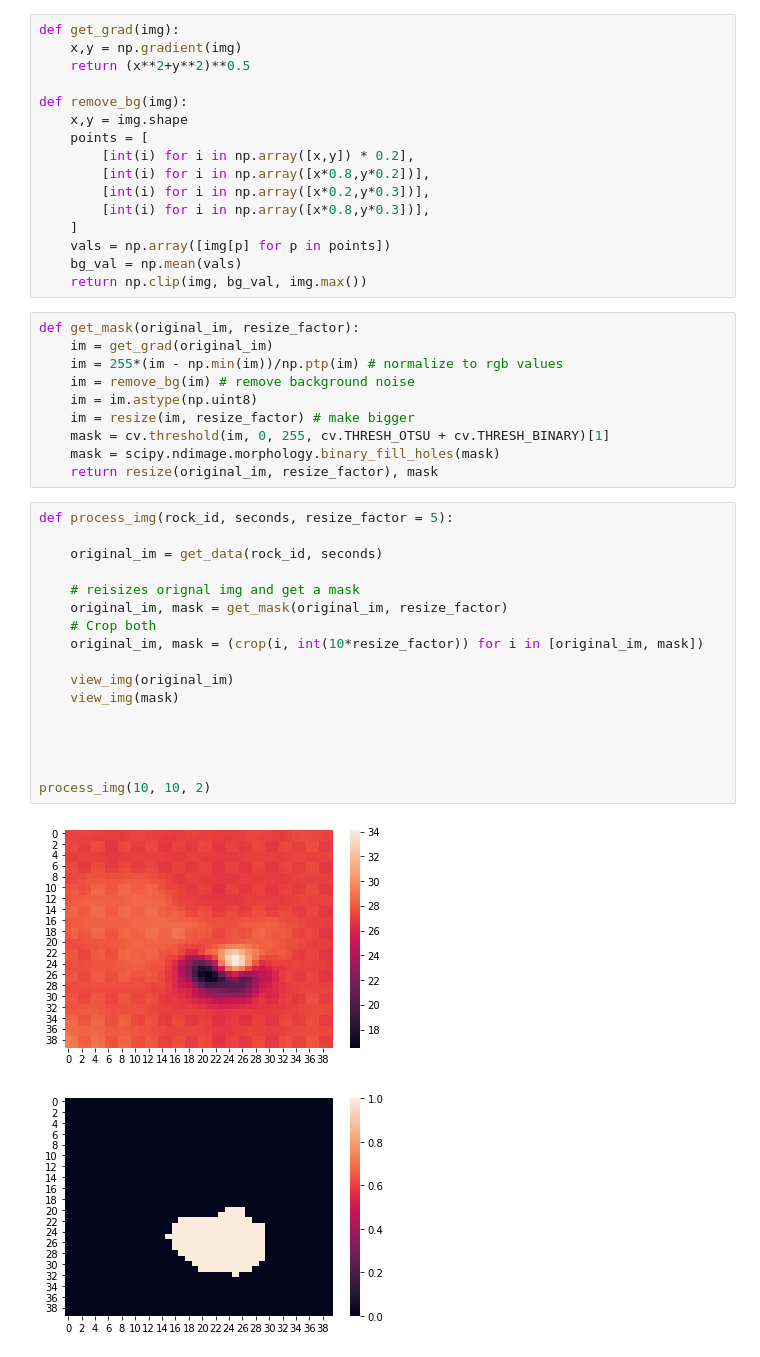
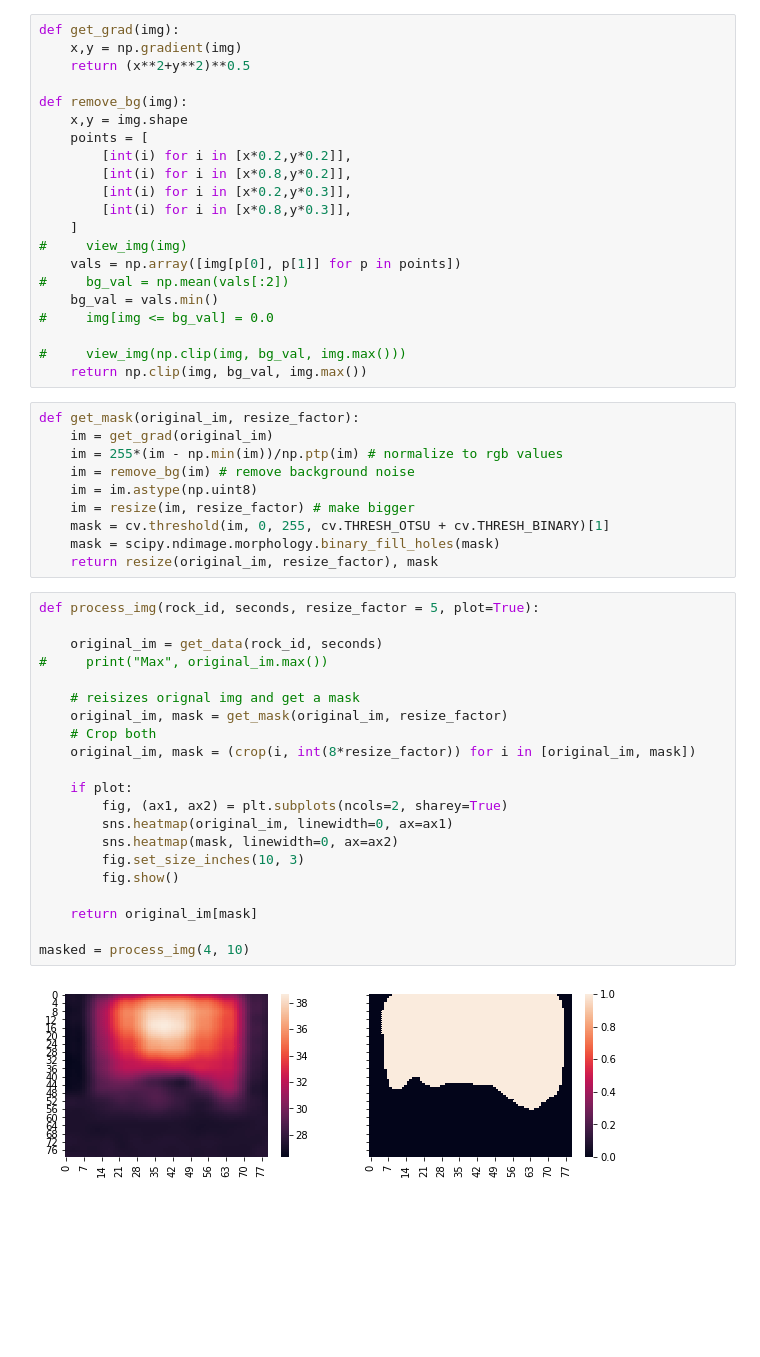
Before and after one commit to addy999/iceicebaby, a Jupyter notebook: ir_cam/Analyze.ipynb, the cells around one changed output. Saved outputs shown, nothing was run; the diff lists cells and outputs as text; blank space fills up the shorter version.

```diff
--- a/ir_cam/Analyze.ipynb
+++ b/ir_cam/Analyze.ipynb
@@ -68,13 +104,18 @@ def get_grad(img):
 def remove_bg(img):
     x,y = img.shape
     points = [
-        [int(i) for i in np.array([x,y]) * 0.2],
-        [int(i) for i in np.array([x*0.8,y*0.2])],
-        [int(i) for i in np.array([x*0.2,y*0.3])],
-        [int(i) for i in np.array([x*0.8,y*0.3])],
+        [int(i) for i in [x*0.2,y*0.2]],
+        [int(i) for i in [x*0.8,y*0.2]],
+        [int(i) for i in [x*0.2,y*0.3]],
+        [int(i) for i in [x*0.8,y*0.3]],
     ]
-    vals = np.array([img[p] for p in points])
-    bg_val = np.mean(vals)
+#     view_img(img)
+    vals = np.array([img[p[0], p[1]] for p in points])
+#     bg_val = np.mean(vals[:2])
+    bg_val = vals.min()
+#     img[img <= bg_val] = 0.0
+
+#     view_img(np.clip(img, bg_val, img.max()))
     return np.clip(img, bg_val, img.max())
 # %%
 def get_mask(original_im, resize_factor):
@@ -87,22 +128,25 @@ def get_mask(original_im, resize_factor):
     mask = scipy.ndimage.morphology.binary_fill_holes(mask)
     return resize(original_im, resize_factor), mask
 # %%
-def process_img(rock_id, seconds, resize_factor = 5):
+def process_img(rock_id, seconds, resize_factor = 5, plot=True):
 
     original_im = get_data(rock_id, seconds)
+#     print("Max", original_im.max())
 
     # reisizes orignal img and get a mask
     original_im, mask = get_mask(original_im, resize_factor)
     # Crop both
-    original_im, mask = (crop(i, int(10*resize_factor)) for i in [original_im, mask])
+    original_im, mask = (crop(i, int(8*resize_factor)) for i in [original_im, mask])
 
-    view_img(original_im)
-    view_img(mask)
+    if plot:
+        fig, (ax1, ax2) = plt.subplots(ncols=2, sharey=True)
+        sns.heatmap(original_im, linewidth=0, ax=ax1)
+        sns.heatmap(mask, linewidth=0, ax=ax2)
+        fig.set_size_inches(10, 3)
+        fig.show()
 
+    return original_im[mask]
 
-
-
-process_img(10, 10, 2)
+masked = process_img(4, 10)
 # %% [output]
-[figure, old version]
+[figure, new version]
-[figure, removed]
```
Also changed, not shown: parts of 4 cells of this notebook.
